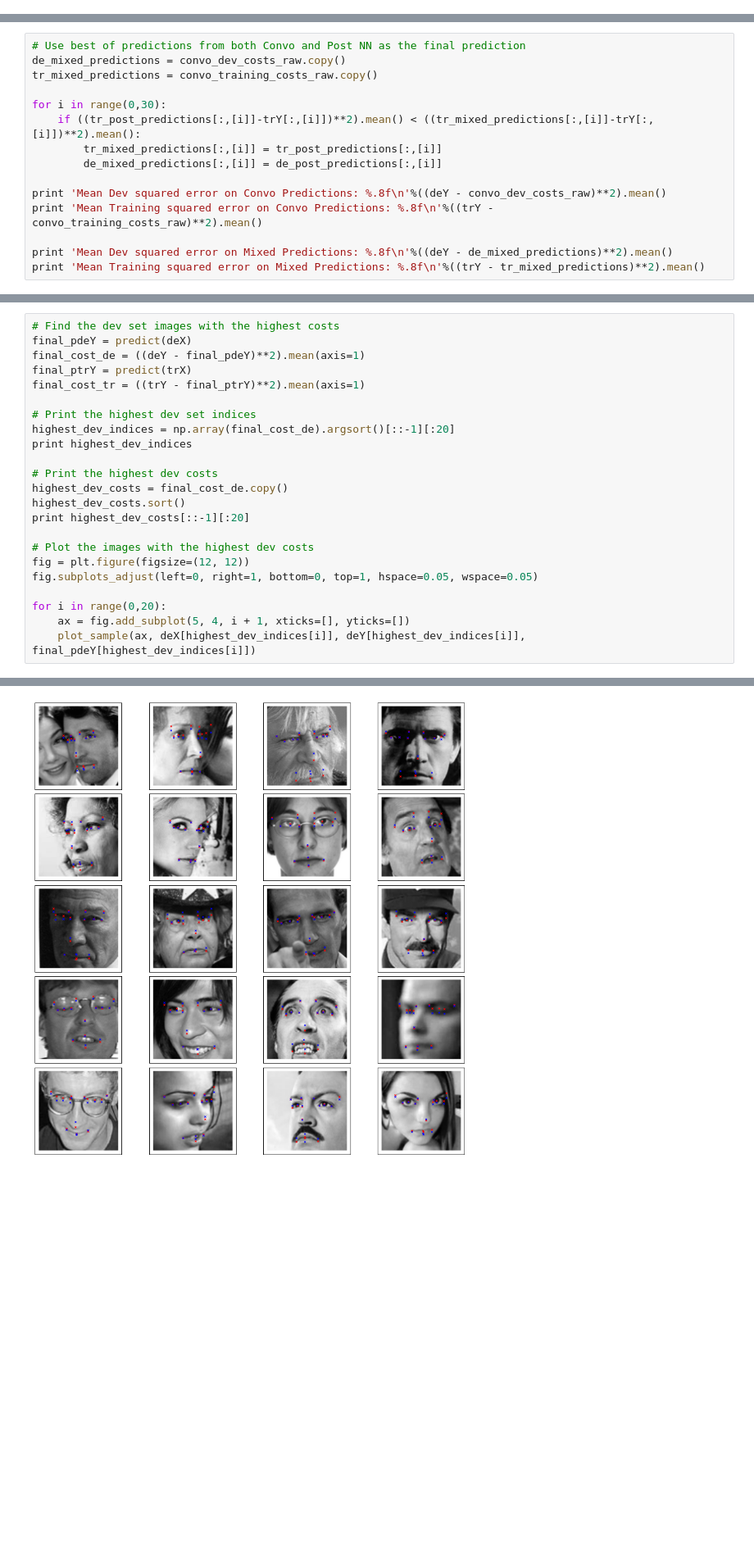
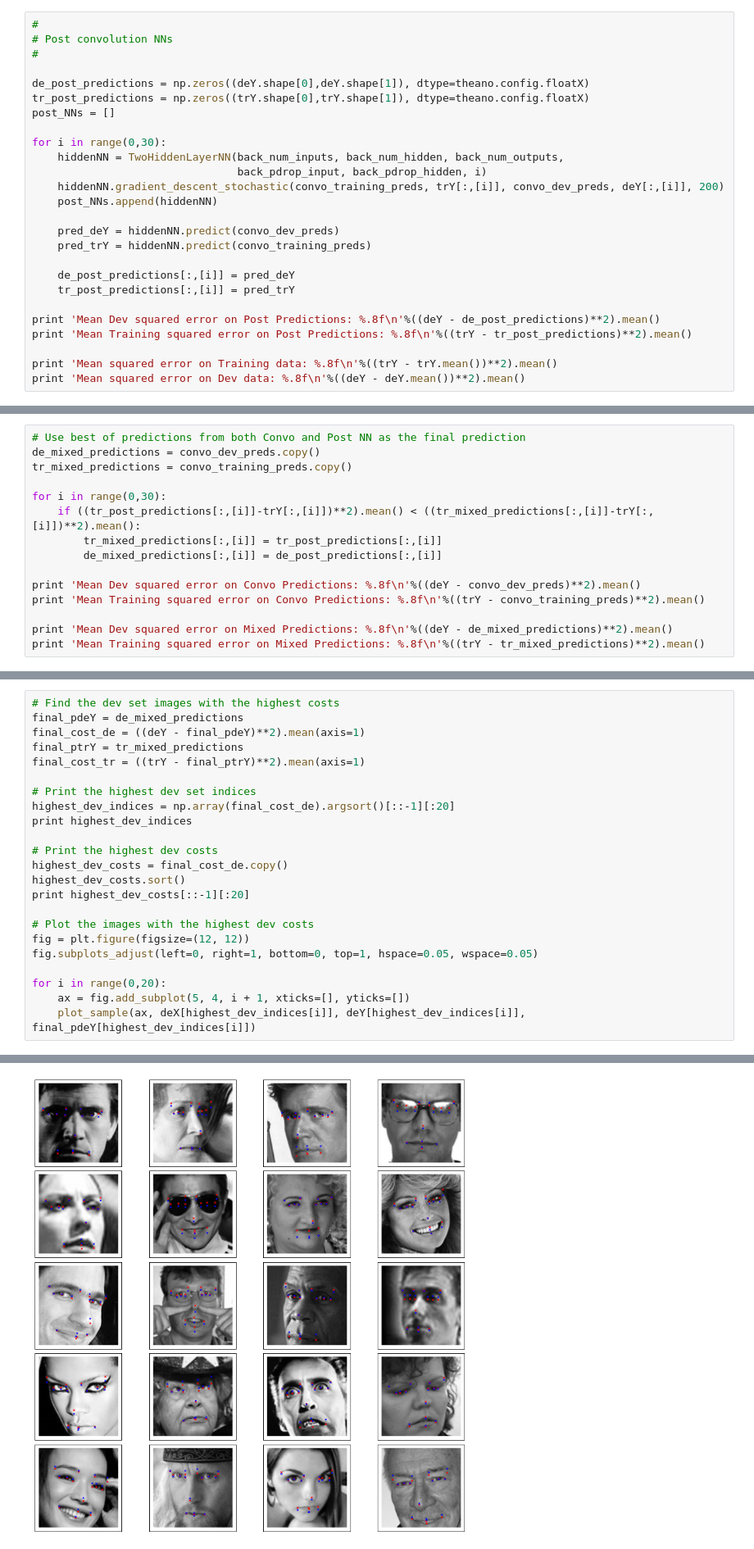
Before and after one commit to mjasek114/w207-Kaggle-Facial-Keypoint-Detection, a Jupyter notebook: Project/Source/ConvoNN_V3.ipynb, the cells around one changed output, grey strips where cells are left out. Shown at 82% size. Cells and saved outputs as stored; diff of their text form; blank space fills up the shorter version.

Commit message:
Post convolution NN classification of predictions

```diff
--- a/Project/Source/ConvoNN_V3.ipynb
+++ b/Project/Source/ConvoNN_V3.ipynb
@@ -299,0 +306,26 @@ Mean squared error on Dev data: 0.15483068
+# %%
+#
+# Post convolution NNs
+#
+
+de_post_predictions = np.zeros((deY.shape[0],deY.shape[1]), dtype=theano.config.floatX)
+tr_post_predictions = np.zeros((trY.shape[0],trY.shape[1]), dtype=theano.config.floatX)
+post_NNs = []
+
+for i in range(0,30):
+    hiddenNN = TwoHiddenLayerNN(back_num_inputs, back_num_hidden, back_num_outputs,
+                                back_pdrop_input, back_pdrop_hidden, i)
+    hiddenNN.gradient_descent_stochastic(convo_training_preds, trY[:,[i]], convo_dev_preds, deY[:,[i]], 200)
+    post_NNs.append(hiddenNN)
+
+    pred_deY = hiddenNN.predict(convo_dev_preds)
+    pred_trY = hiddenNN.predict(convo_training_preds)
+
+    de_post_predictions[:,[i]] = pred_deY
+    tr_post_predictions[:,[i]] = pred_trY
+
+print 'Mean Dev squared error on Post Predictions: %.8f\n'%((deY - de_post_predictions)**2).mean()
+print 'Mean Training squared error on Post Predictions: %.8f\n'%((trY - tr_post_predictions)**2).mean()
+
+print 'Mean squared error on Training data: %.8f\n'%((trY - trY.mean())**2).mean()
+print 'Mean squared error on Dev data: %.8f\n'%((deY - deY.mean())**2).mean()
@@ -300,15 +350,15 @@ Mean squared error on Dev data: 0.15483068
 # %%
 # Use best of predictions from both Convo and Post NN as the final prediction
-de_mixed_predictions = convo_dev_costs_raw.copy()
-tr_mixed_predictions = convo_training_costs_raw.copy()
+de_mixed_predictions = convo_dev_preds.copy()
+tr_mixed_predictions = convo_training_preds.copy()
 
 for i in range(0,30):
     if ((tr_post_predictions[:,[i]]-trY[:,[i]])**2).mean() < ((tr_mixed_predictions[:,[i]]-trY[:,[i]])**2).mean():
         tr_mixed_predictions[:,[i]] = tr_post_predictions[:,[i]]
         de_mixed_predictions[:,[i]] = de_post_predictions[:,[i]]
 
-print 'Mean Dev squared error on Convo Predictions: %.8f\n'%((deY - convo_dev_costs_raw)**2).mean()
-print 'Mean Training squared error on Convo Predictions: %.8f\n'%((trY - convo_training_costs_raw)**2).mean()
+print 'Mean Dev squared error on Convo Predictions: %.8f\n'%((deY - convo_dev_preds)**2).mean()
+print 'Mean Training squared error on Convo Predictions: %.8f\n'%((trY - convo_training_preds)**2).mean()
 
 print 'Mean Dev squared error on Mixed Predictions: %.8f\n'%((deY - de_mixed_predictions)**2).mean()
 print 'Mean Training squared error on Mixed Predictions: %.8f\n'%((trY - tr_mixed_predictions)**2).mean()
@@ -347,9 +397,9 @@ def plot_sample(axis, x, y, y_pred=None,):
         axis.scatter(y[0::2] * 48 + 48, y_pred[1::2] * 48 + 48, marker='x', s=10)
 # %%
 # Find the dev set images with the highest costs
-final_pdeY = predict(deX)
+final_pdeY = de_mixed_predictions
 final_cost_de = ((deY - final_pdeY)**2).mean(axis=1)
-final_ptrY = predict(trX)
+final_ptrY = tr_mixed_predictions
 final_cost_tr = ((trY - final_ptrY)**2).mean(axis=1)
 
 # Print the highest dev set indices
@@ -378,4 +428,4 @@ for i in range(0,20):
-[figure, old version]
+[figure, new version]
 # %%
 # Print the highest training set indices
 highest_tr_indices = np.array(final_cost_tr).argsort()[::-1][:20]
```
Also changed, not shown: parts of 15 cells of this notebook.
